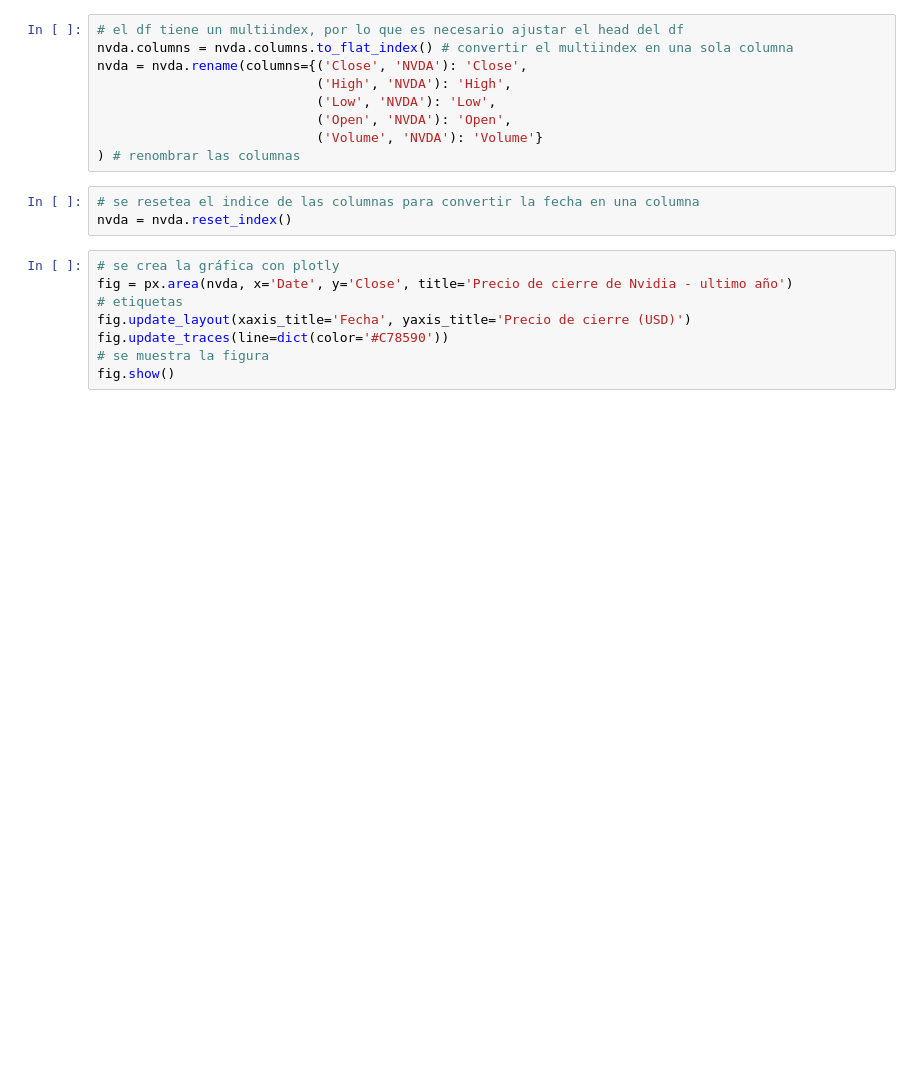
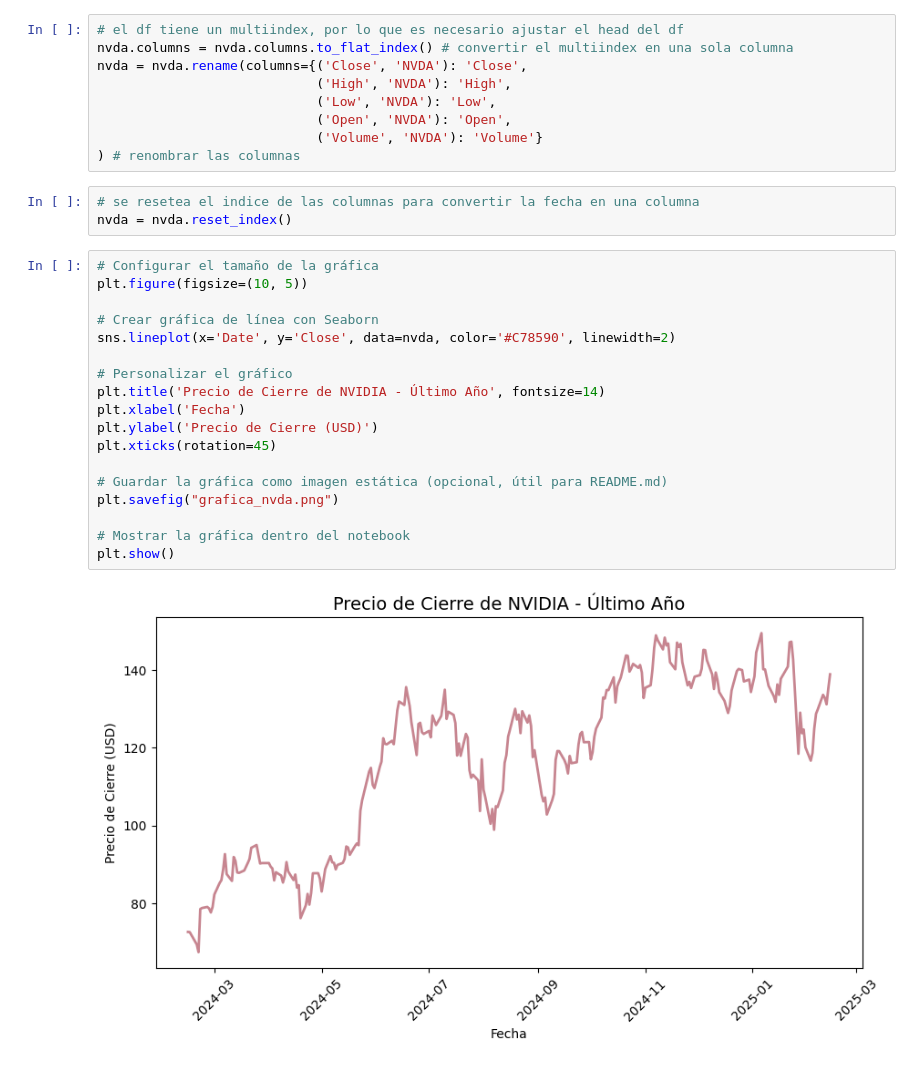
Before and after one commit to JuanDavidPiedrahitaLopez/energy_demand_forecasting_models, a Jupyter notebook: data/dataNvidia.ipynb, the cells around one changed output. Drawn from its saved outputs; the diff is of its cells as text; blank space fills up the shorter version.

Commit message:
modificado gráfico precios

```diff
--- a/data/dataNvidia.ipynb
+++ b/data/dataNvidia.ipynb
@@ -37,11 +37,23 @@ nvda = nvda.rename(columns={('Close', 'NVDA'): 'Close',
 # %%
 # se resetea el indice de las columnas para convertir la fecha en una columna
 nvda = nvda.reset_index()
-# %%
-# se crea la gráfica con plotly
-fig = px.area(nvda, x='Date', y='Close', title='Precio de cierre de Nvidia - ultimo año')
-# etiquetas
-fig.update_layout(xaxis_title='Fecha', yaxis_title='Precio de cierre (USD)')
-fig.update_traces(line=dict(color='#C78590'))
-# se muestra la figura
-fig.show()
+# %%
+# Configurar el tamaño de la gráfica
+plt.figure(figsize=(10, 5))
+
+# Crear gráfica de línea con Seaborn
+sns.lineplot(x='Date', y='Close', data=nvda, color='#C78590', linewidth=2)
+
+# Personalizar el gráfico
+plt.title('Precio de Cierre de NVIDIA - Último Año', fontsize=14)
+plt.xlabel('Fecha')
+plt.ylabel('Precio de Cierre (USD)')
+plt.xticks(rotation=45)
+
+# Guardar la gráfica como imagen estática (opcional, útil para README.md)
+plt.savefig("grafica_nvda.png")
+
+# Mostrar la gráfica dentro del notebook
+plt.show()
+# %% [output]
+[figure, added]
```
Also changed, not shown: parts of 2 cells of this notebook, 1 other file.
